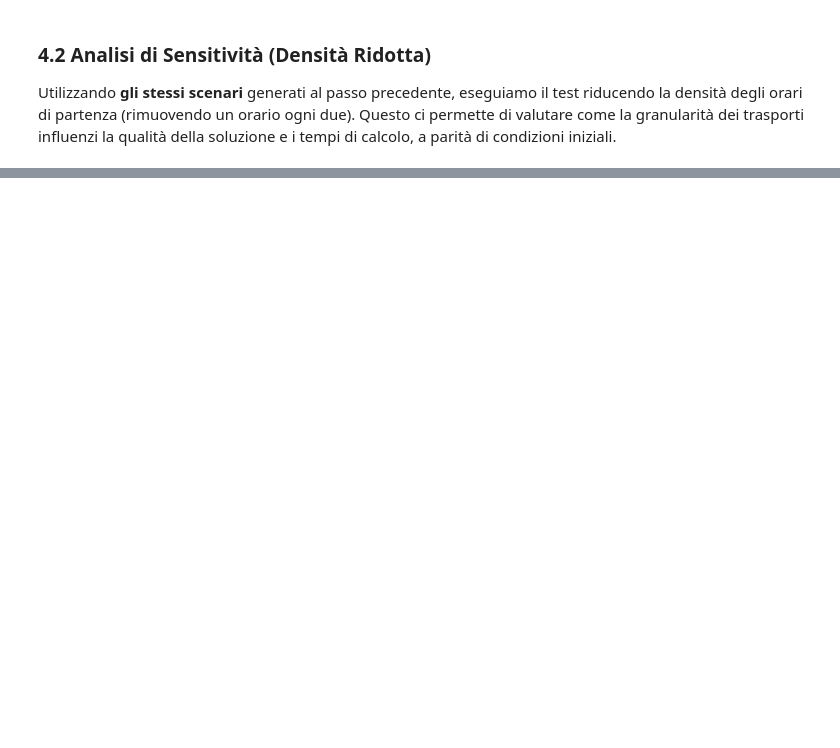
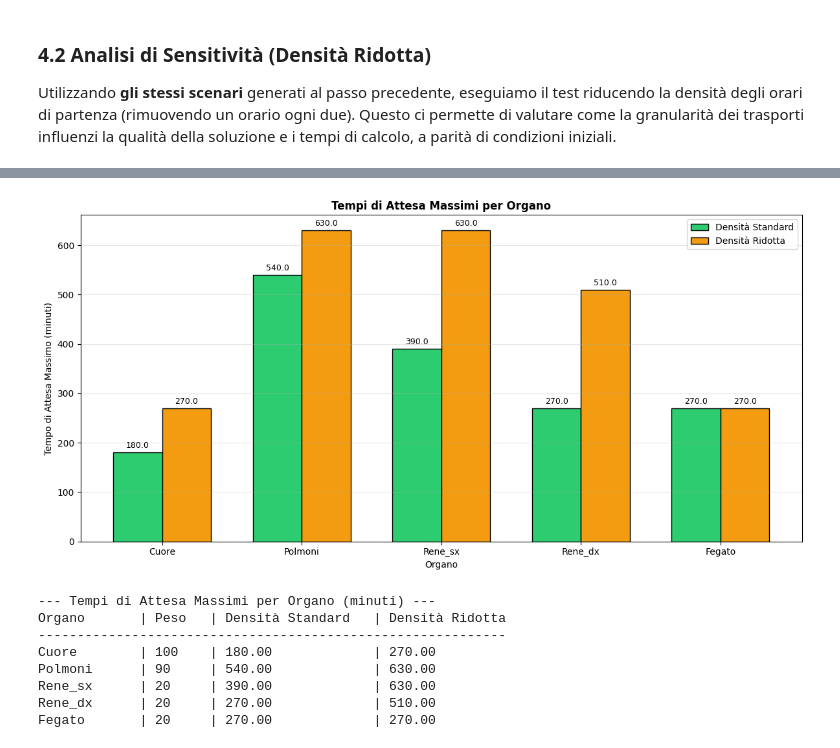
Before and after one commit to micheleguidaa/robust-organ-scheduler, a Jupyter notebook: robust_organ_scheduler.ipynb, the cells around one changed output, grey strips where cells are left out. Cells and saved outputs as stored; diff of their text form; code cells hidden in the pictures; blank space fills up the shorter version.

```diff
--- a/robust_organ_scheduler.ipynb
+++ b/robust_organ_scheduler.ipynb
@@ -834,0 +1075,49 @@ Fegato     | 80.40        | 330.00
+# %%
+# ---------------------------------------------------------
+# 5.4 ISTOGRAMMA TEMPI DI ATTESA MASSIMI PER ORGANO
+# ---------------------------------------------------------
+fig, ax = plt.subplots(figsize=(12, 6))
+
+# Calcolo massimi per organo
+massimi_std = [np.max(attese_std[o]) if attese_std[o] else 0 for o in ORGANI]
+massimi_red = [np.max(attese_red[o]) if attese_red[o] else 0 for o in ORGANI]
+
+x = np.arange(len(ORGANI))
+width = 0.35
+
+bars1 = ax.bar(x - width/2, massimi_std, width, label='Densità Standard', color='#2ecc71', edgecolor='black')
+bars2 = ax.bar(x + width/2, massimi_red, width, label='Densità Ridotta', color='#f39c12', edgecolor='black')
+
+# Etichette sui bars
+autolabel(bars1, ax)
+autolabel(bars2, ax)
+
+ax.set_xlabel('Organo')
+ax.set_ylabel('Tempo di Attesa Massimo (minuti)')
+ax.set_title('Tempi di Attesa Massimi per Organo', fontsize=12, fontweight='bold')
+ax.set_xticks(x)
+ax.set_xticklabels(ORGANI)
+ax.legend()
+ax.grid(axis='y', alpha=0.3)
+
+plt.tight_layout()
+plt.savefig('results/figures/istogramma_attese_massime.png', dpi=150, bbox_inches='tight')
+plt.show()
+
+# Tabella riassuntiva
+print("\n--- Tempi di Attesa Massimi per Organo (minuti) ---")
+print(f"{'Organo':<12} | {'Peso':<6} | {'Densità Standard':<18} | {'Densità Ridotta':<18}")
+print("-" * 60)
+for i, organo in enumerate(ORGANI):
+    peso = PESO_ORGANI[organo]
+    print(f"{organo:<12} | {peso:<6.0f} | {massimi_std[i]:<18.2f} | {massimi_red[i]:<18.2f}")
+# %% [output]
+[figure, added]
+--- Tempi di Attesa Massimi per Organo (minuti) ---
+Organo       | Peso   | Densità Standard   | Densità Ridotta
+------------------------------------------------------------
+Cuore        | 100    | 180.00             | 270.00
+Polmoni      | 90     | 540.00             | 630.00
+Rene_sx      | 20     | 390.00             | 630.00
+Rene_dx      | 20     | 270.00             | 510.00
+Fegato       | 20     | 270.00             | 270.00
```
Also changed, not shown: parts of 12 cells of this notebook, 9 other files.
